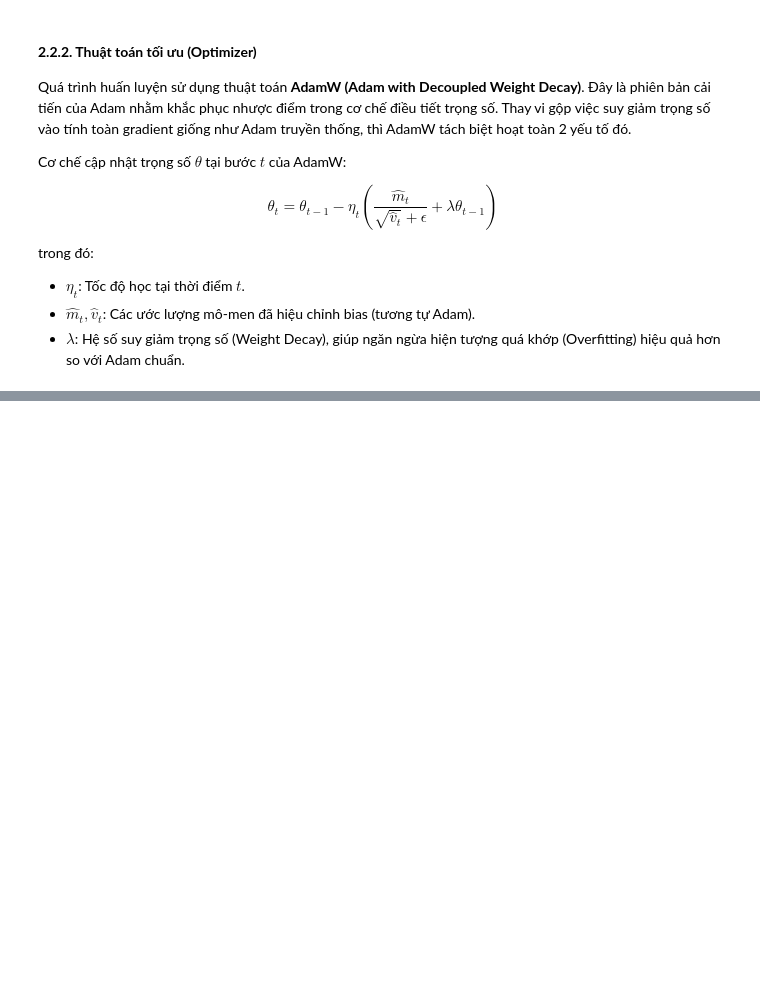
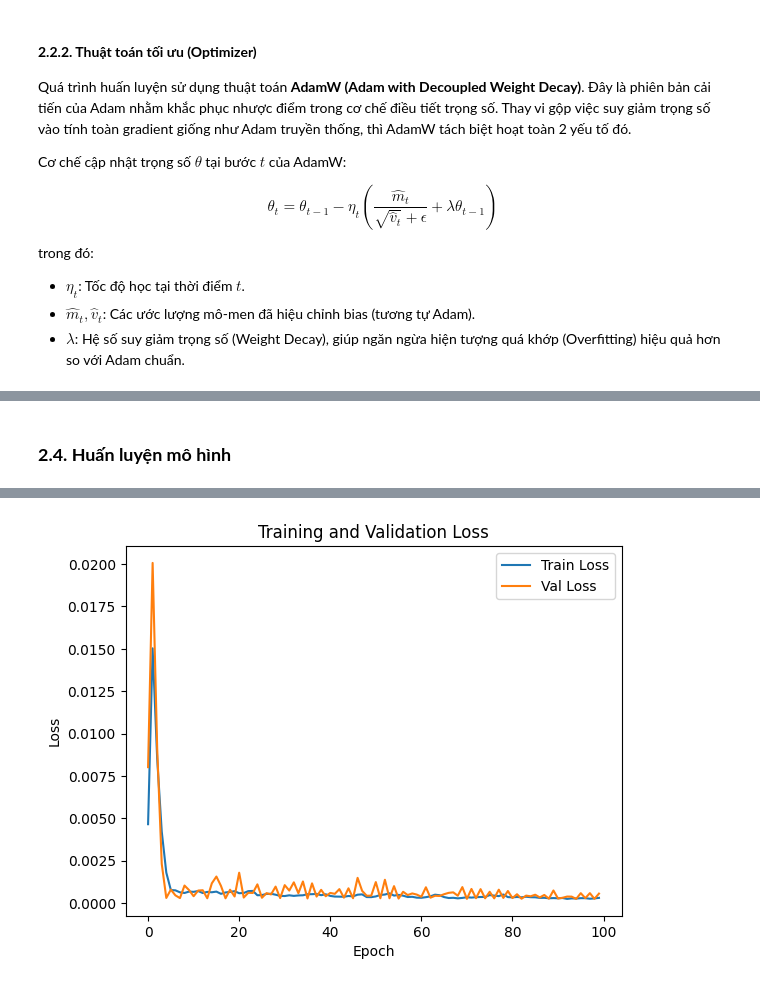
Before and after one commit to t1nh233/predict_vnindex_stacked_lstm, a Jupyter notebook: lstm_model.ipynb, the cells around one changed output, grey strips where cells are left out. Saved outputs shown, nothing was run; the diff lists cells and outputs as text; code cells hidden in the pictures; blank space fills up the shorter version.

Commit message:
Còn phần demo và lưu các tham số của mô hình

```diff
--- a/lstm_model.ipynb
+++ b/lstm_model.ipynb
@@ -425,2 +405,0 @@ model.compile(loss=Huber(),optimizer=AdamW(learning_rate=0.0001),metrics=[RootMe
-# %%
-model.fit(X_train,y_train,validation_data=(X_val,y_val), epochs=20, callbacks=[cp])
@@ -471,8 +405,0 @@ axs[2].plot(test_preds_plot['label'])
-# %%
-from sklearn.metrics import mean_absolute_percentage_error as MeanAbsolutePercentageError
-train_loss = MeanAbsolutePercentageError(train_preds_plot['preds'], train_preds_plot['label'])
-val_loss = MeanAbsolutePercentageError(val_preds_plot['preds'], val_preds_plot['label'])
-test_loss = MeanAbsolutePercentageError(test_preds_plot['preds'], test_preds_plot['label'])
-print(f'Train Loss: {train_loss}')
-print(f'Val Loss: {val_loss}')
-print(f'Test Loss: {test_loss}')
@@ -482,0 +516,66 @@ Test Loss: 0.10291989147663116
+# %% [markdown]
+### **2.4. Huấn luyện mô hình**
+# %%
+final_batch_size = best_params['batch_size']
+train_loader = torch.utils.data.DataLoader(train_dataset, batch_size=final_batch_size, shuffle=False)
+val_loader = torch.utils.data.DataLoader(val_dataset, batch_size=final_batch_size, shuffle=False)
+
+model = LSTMModel(
+    input_size = X_train.shape[2],
+    hidden_size = best_params['hidden_size'],
+    num_layers = best_params['num_layers'],
+    dropout_rate = best_params['dropout_rate']
+).to(device)
+
+loss_func = nn.HuberLoss(delta=1.0)
+optimizer = optim.AdamW(model.parameters(), lr=best_params['learning_rate'], weight_decay=best_params['weight_decay'])
+
+NUM_EPOCHS = 100
+best_val_loss = float('inf')
+history = {'train_loss': [], 'val_loss': []}
+
+print("Start training")
+for epoch in range(NUM_EPOCHS):
+  model.train()
+  train_loss = 0.0
+  for X_batch, y_batch in train_loader:
+    X_batch, y_batch = X_batch.to(device), y_batch.to(device)
+
+    optimizer.zero_grad()
+    y_pred, _, _ = model(X_batch)
+    loss = loss_func(y_batch, y_pred)
+    loss.backward()
+    torch.nn.utils.clip_grad_norm_(model.parameters(), max_norm=1.0)
+    optimizer.step()
+    train_loss += loss.item()
+
+  model.eval()
+  val_loss = 0.0
+  with torch.no_grad():
+    for X_batch_v, y_batch_v in val_loader:
+      X_batch_v, y_batch_v = X_batch_v.to(device), y_batch_v.to(device)
+      y_pred_v, _, _ = model(X_batch_v)
+      loss = loss_func(y_batch_v, y_pred_v)
+      val_loss += loss.item()
+
+  avg_train_loss = train_loss / len(train_loader)
+  avg_val_loss = val_loss / len(val_loader)
+
+  history['train_loss'].append(avg_train_loss)
+  history['val_loss'].append(avg_val_loss)
+
+  if avg_val_loss < best_val_loss:
+    best_val_loss = avg_val_loss
+    torch.save(model.state_dict(), 'best_vnindex_lstm.pth')
+
+  if (epoch + 1) % 5 == 0:
+    print(f'Epoch [{epoch + 1}/{NUM_EPOCHS}], Train Loss: {avg_train_loss:.5f}, Val Loss: {avg_val_loss:.5f}')
+
+plt.plot(history['train_loss'], label='Train Loss')
+plt.plot(history['val_loss'], label='Val Loss')
+plt.xlabel('Epoch')
+plt.ylabel('Loss')
+plt.legend()
+plt.title('Training and Validation Loss')
+plt.show()
+# %% [output]
@@ -482,0 +599 @@ Test Loss: 0.10291989147663116
+[figure, added]
```
Also changed, not shown: parts of 17 cells of this notebook.
